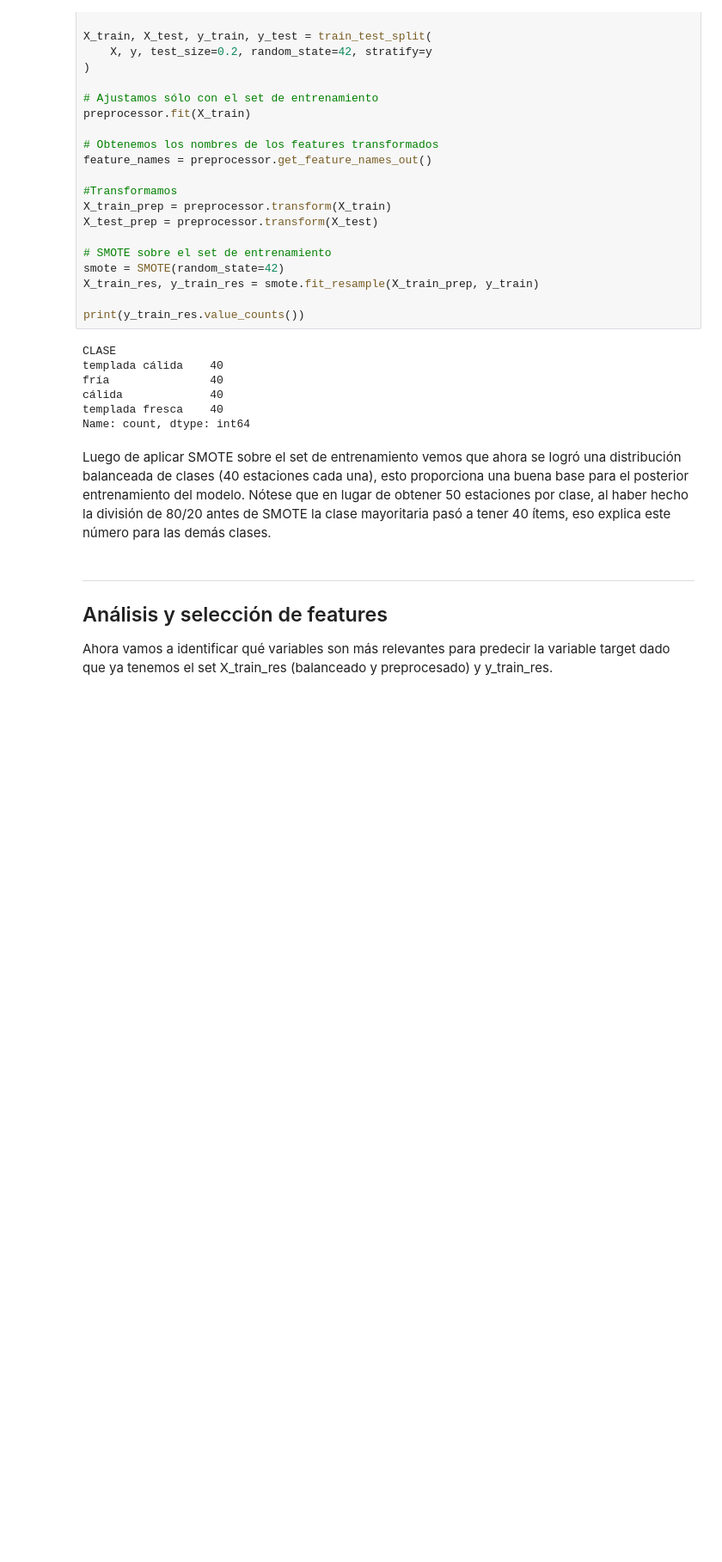
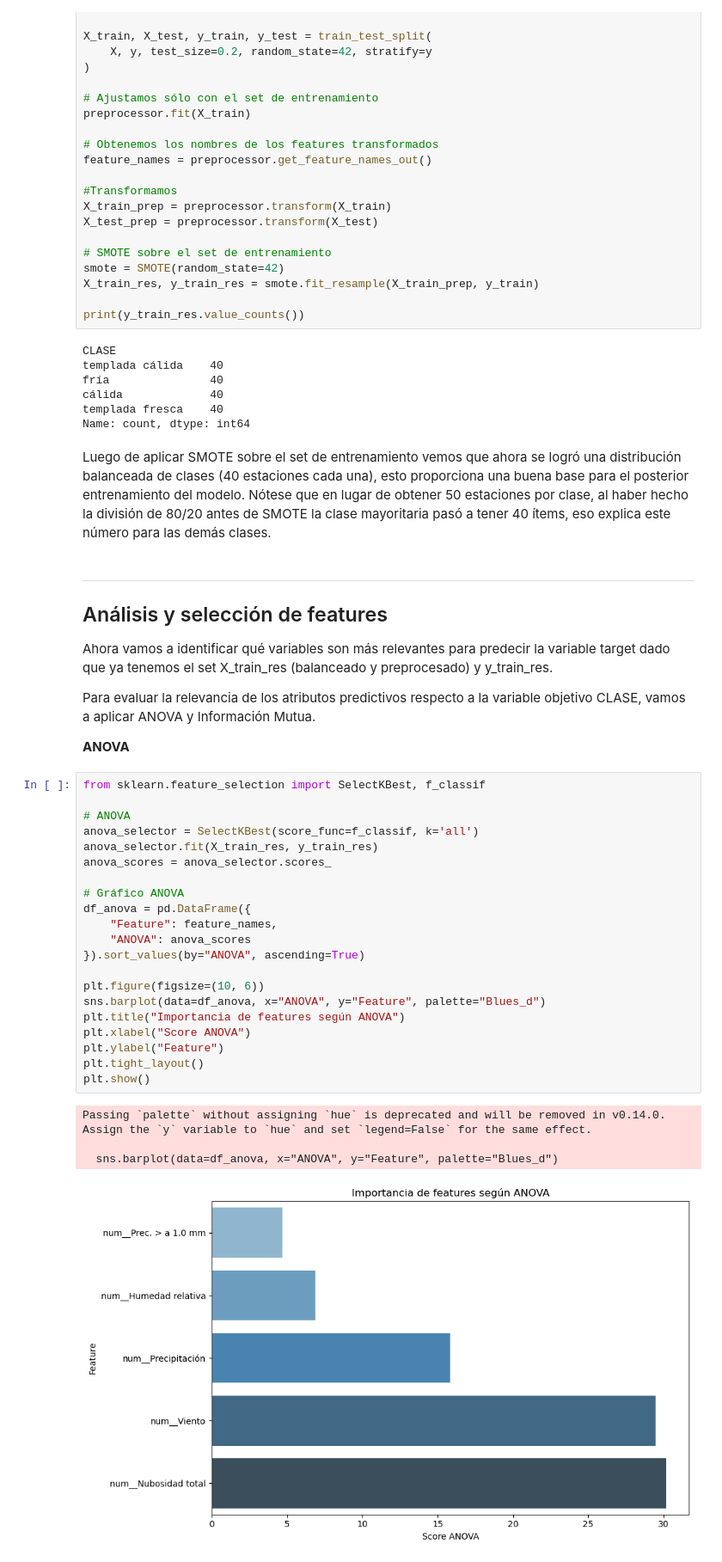
Before and after one commit to Mati279/Analisis-de-Datos---TPs, a Jupyter notebook: TP2/Borrador.ipynb, the cells around one changed output. Shown at 86% size. Cells and saved outputs as stored; diff of their text form; blank space fills up the shorter version.

```diff
--- a/TP2/Borrador.ipynb
+++ b/TP2/Borrador.ipynb
@@ -157,3 +157,33 @@ Luego de aplicar SMOTE sobre el set de entrenamiento vemos que ahora se logró u
 ## Análisis y selección de features
 
 Ahora vamos a identificar qué variables son más relevantes para predecir la variable target dado que ya tenemos el set X_train_res (balanceado y preprocesado) y y_train_res.
+
+Para evaluar la relevancia de los atributos predictivos respecto a la variable objetivo CLASE, vamos a aplicar ANOVA y Información Mutua.
+
+**ANOVA**
+# %%
+from sklearn.feature_selection import SelectKBest, f_classif
+
+# ANOVA
+anova_selector = SelectKBest(score_func=f_classif, k='all')
+anova_selector.fit(X_train_res, y_train_res)
+anova_scores = anova_selector.scores_
+
+# Gráfico ANOVA
+df_anova = pd.DataFrame({
+    "Feature": feature_names,
+    "ANOVA": anova_scores
+}).sort_values(by="ANOVA", ascending=True)
+
+plt.figure(figsize=(10, 6))
+sns.barplot(data=df_anova, x="ANOVA", y="Feature", palette="Blues_d")
+plt.title("Importancia de features según ANOVA")
+plt.xlabel("Score ANOVA")
+plt.ylabel("Feature")
+plt.tight_layout()
+plt.show()
+# %% [output]
+Passing `palette` without assigning `hue` is deprecated and will be removed in v0.14.0. Assign the `y` variable to `hue` and set `legend=False` for the same effect.
+
+  sns.barplot(data=df_anova, x="ANOVA", y="Feature", palette="Blues_d")
+[figure, added]
```
Also changed, not shown: parts of 7 cells of this notebook.
